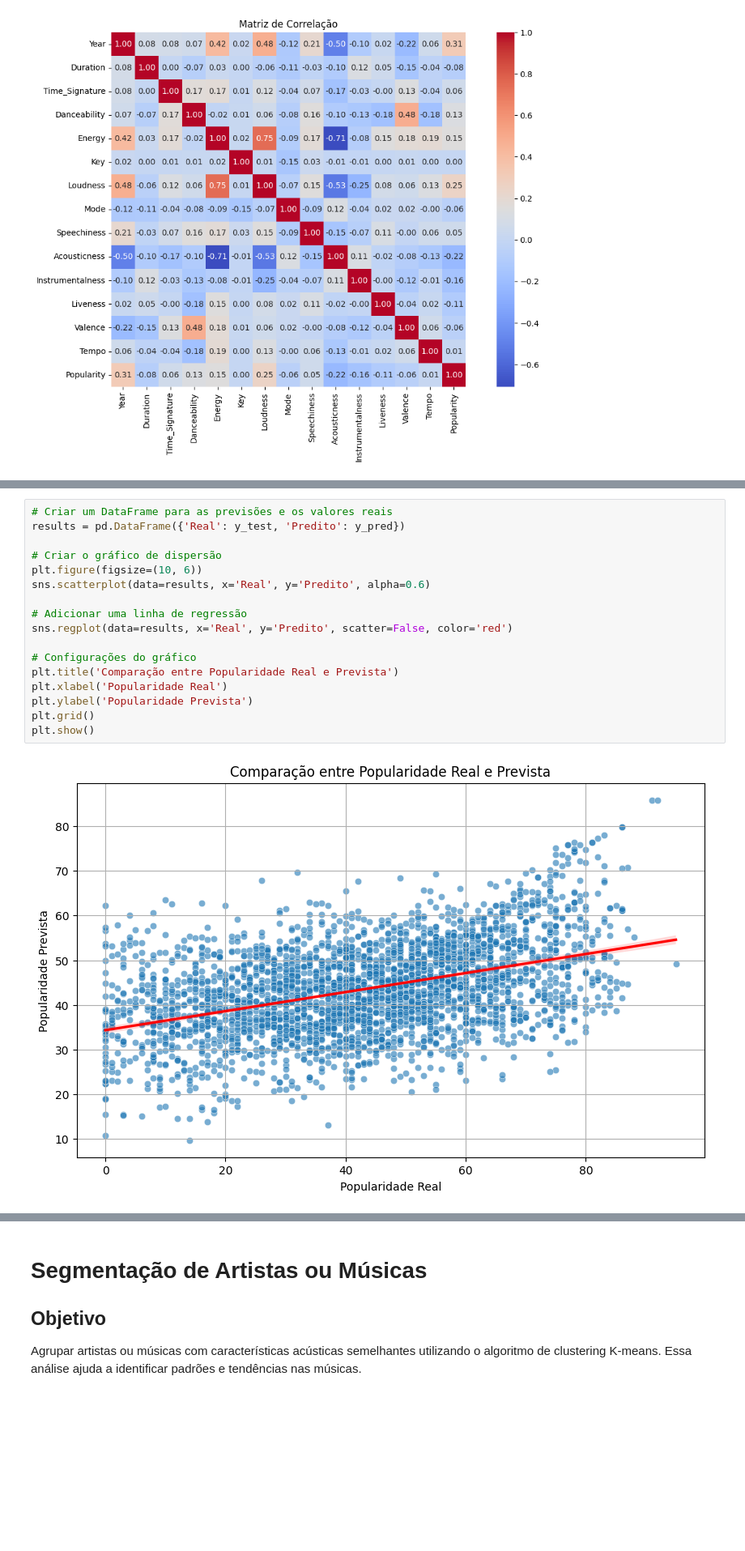
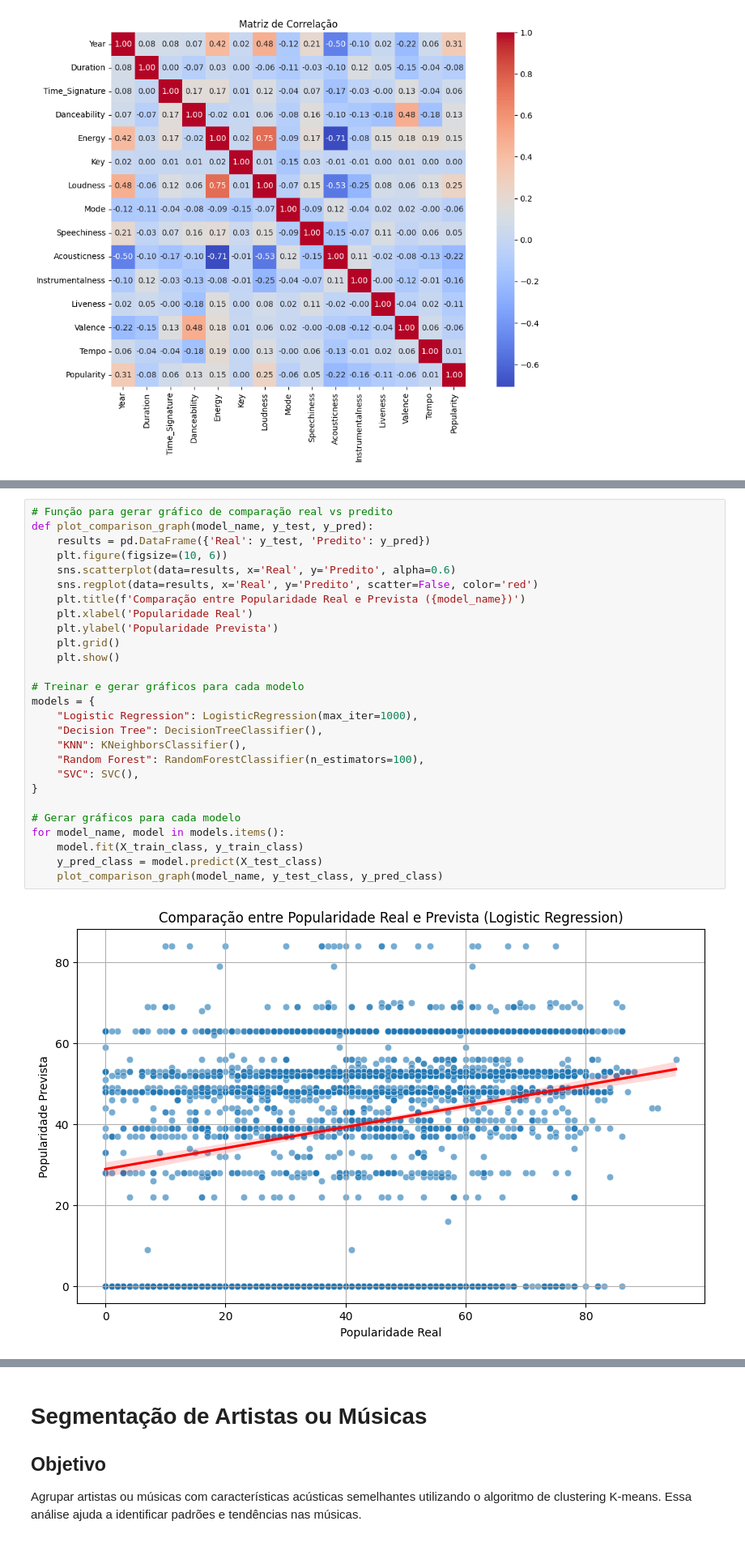
Before and after one commit to KevinL284/SD_desafioETL, a Jupyter notebook: basedehits.ipynb, the cells around one changed output, grey strips where cells are left out. Shown at 81% size. Saved outputs shown, nothing was run; the diff lists cells and outputs as text; blank space fills up the shorter version.

```diff
--- a/basedehits.ipynb
+++ b/basedehits.ipynb
@@ -360,19 +497,29 @@ R²: 0.1824335339044939
 # %%
-# Criar um DataFrame para as previsões e os valores reais
-results = pd.DataFrame({'Real': y_test, 'Predito': y_pred})
+# Função para gerar gráfico de comparação real vs predito
+def plot_comparison_graph(model_name, y_test, y_pred):
+    results = pd.DataFrame({'Real': y_test, 'Predito': y_pred})
+    plt.figure(figsize=(10, 6))
+    sns.scatterplot(data=results, x='Real', y='Predito', alpha=0.6)
+    sns.regplot(data=results, x='Real', y='Predito', scatter=False, color='red')
+    plt.title(f'Comparação entre Popularidade Real e Prevista ({model_name})')
+    plt.xlabel('Popularidade Real')
+    plt.ylabel('Popularidade Prevista')
+    plt.grid()
+    plt.show()
 
-# Criar o gráfico de dispersão
-plt.figure(figsize=(10, 6))
-sns.scatterplot(data=results, x='Real', y='Predito', alpha=0.6)
+# Treinar e gerar gráficos para cada modelo
+models = {
+    "Logistic Regression": LogisticRegression(max_iter=1000),
+    "Decision Tree": DecisionTreeClassifier(),
+    "KNN": KNeighborsClassifier(),
+    "Random Forest": RandomForestClassifier(n_estimators=100),
+    "SVC": SVC(),
+}
 
-# Adicionar uma linha de regressão
-sns.regplot(data=results, x='Real', y='Predito', scatter=False, color='red')
-
-# Configurações do gráfico
-plt.title('Comparação entre Popularidade Real e Prevista')
-plt.xlabel('Popularidade Real')
-plt.ylabel('Popularidade Prevista')
-plt.grid()
-plt.show()
+# Gerar gráficos para cada modelo
+for model_name, model in models.items():
+    model.fit(X_train_class, y_train_class)
+    y_pred_class = model.predict(X_test_class)
+    plot_comparison_graph(model_name, y_test_class, y_pred_class)
 # %% [output]
-[figure, old version]
+[figure, new version]
```
Also changed, not shown: parts of 11 cells of this notebook.
